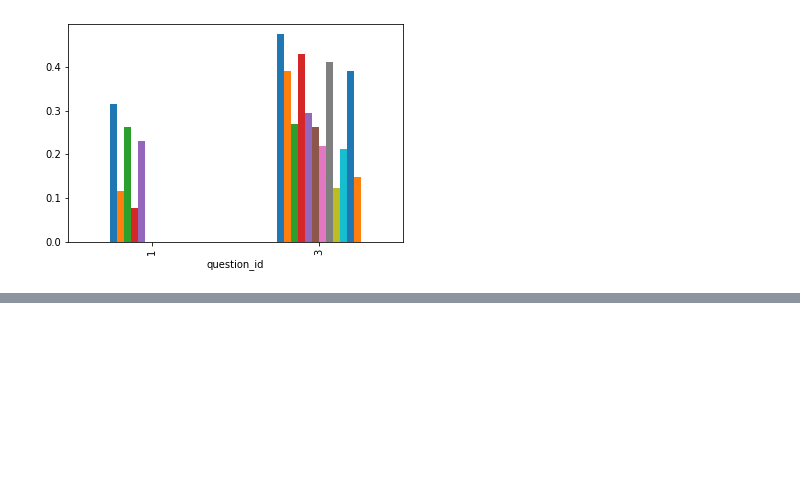
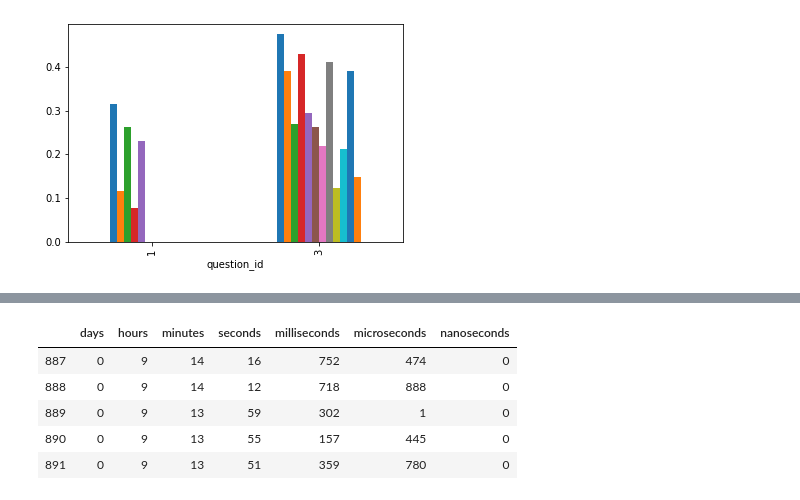
Before and after one commit to eunnyeong/data-analysis, a Jupyter notebook: dsschool_assignment.ipynb, the cells around one changed output, grey strips where cells are left out. Saved outputs shown, nothing was run; the diff lists cells and outputs as text; code cells hidden in the pictures; blank space fills up the shorter version.

```diff
--- a/dsschool_assignment.ipynb
+++ b/dsschool_assignment.ipynb
@@ -431,0 +445,11 @@ table_purchased.plot(kind = 'bar', legend = False)
+# %%
+# .dt를 이용하여 일 단위로 환산
+
+time.dt.components.head()
+# %% [output]
+|  | days | hours | minutes | seconds | milliseconds | microseconds | nanoseconds |
+| 887 | 0 | 9 | 14 | 16 | 752 | 474 | 0 |
+| 888 | 0 | 9 | 14 | 12 | 718 | 888 | 0 |
+| 889 | 0 | 9 | 13 | 59 | 302 | 1 | 0 |
+| 890 | 0 | 9 | 13 | 55 | 157 | 445 | 0 |
+| 891 | 0 | 9 | 13 | 51 | 359 | 780 | 0 |
```
Also changed, not shown: parts of 8 cells of this notebook.
